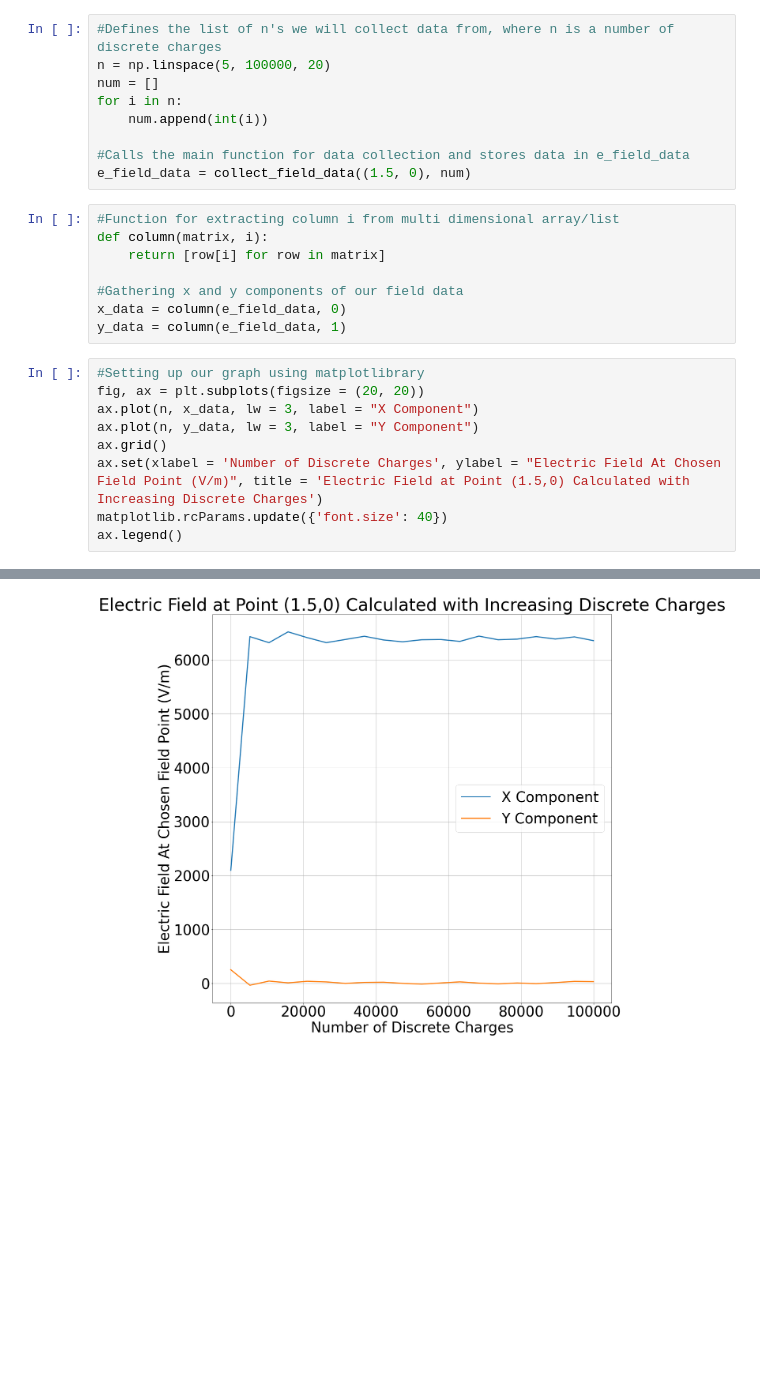
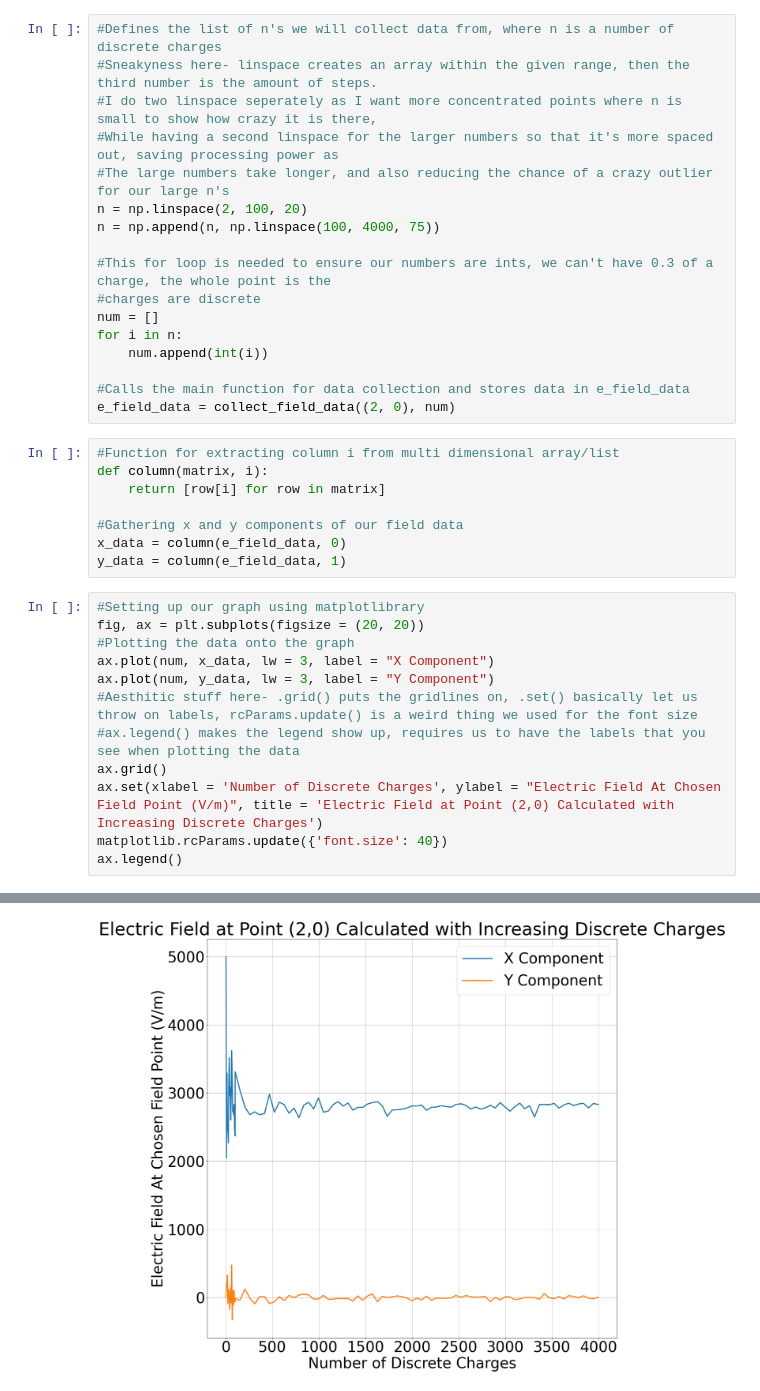
Before and after one commit to scottgilley/compositionproblem1, a Jupyter notebook: computational1.ipynb, the cells around one changed output, grey strips where cells are left out. Cells and saved outputs as stored; diff of their text form; blank space fills up the shorter version.

```diff
--- a/computational1.ipynb
+++ b/computational1.ipynb
@@ -65,13 +133,21 @@ def collect_field_data(field_point, n_charges_list, charge_total = 0.000001):
     return e_field_data
 # %%
 #Defines the list of n's we will collect data from, where n is a number of discrete charges
-n = np.linspace(5, 100000, 20)
+#Sneakyness here- linspace creates an array within the given range, then the third number is the amount of steps.
+#I do two linspace seperately as I want more concentrated points where n is small to show how crazy it is there,
+#While having a second linspace for the larger numbers so that it's more spaced out, saving processing power as
+#The large numbers take longer, and also reducing the chance of a crazy outlier for our large n's
+n = np.linspace(2, 100, 20)
+n = np.append(n, np.linspace(100, 4000, 75))
+
+#This for loop is needed to ensure our numbers are ints, we can't have 0.3 of a charge, the whole point is the
+#charges are discrete
 num = []
 for i in n:
     num.append(int(i))
 
 #Calls the main function for data collection and stores data in e_field_data
-e_field_data = collect_field_data((1.5, 0), num)
+e_field_data = collect_field_data((2, 0), num)
 # %%
 #Function for extracting column i from multi dimensional array/list
 def column(matrix, i):
@@ -83,12 +159,15 @@ y_data = column(e_field_data, 1)
 # %%
 #Setting up our graph using matplotlibrary
 fig, ax = plt.subplots(figsize = (20, 20))
-ax.plot(n, x_data, lw = 3, label = "X Component")
-ax.plot(n, y_data, lw = 3, label = "Y Component")
+#Plotting the data onto the graph
+ax.plot(num, x_data, lw = 3, label = "X Component")
+ax.plot(num, y_data, lw = 3, label = "Y Component")
+#Aesthitic stuff here- .grid() puts the gridlines on, .set() basically let us throw on labels, rcParams.update() is a weird thing we used for the font size
+#ax.legend() makes the legend show up, requires us to have the labels that you see when plotting the data
 ax.grid()
-ax.set(xlabel = 'Number of Discrete Charges', ylabel = "Electric Field At Chosen Field Point (V/m)", title = 'Electric Field at Point (1.5,0) Calculated with Increasing Discrete Charges')
+ax.set(xlabel = 'Number of Discrete Charges', ylabel = "Electric Field At Chosen Field Point (V/m)", title = 'Electric Field at Point (2,0) Calculated with Increasing Discrete Charges')
 matplotlib.rcParams.update({'font.size': 40})
 ax.legend()
 # %% [output]
 <matplotlib.legend.Legend at 0x...>
-[figure, old version]
+[figure, new version]
```
Also changed, not shown: parts of 7 cells of this notebook.
